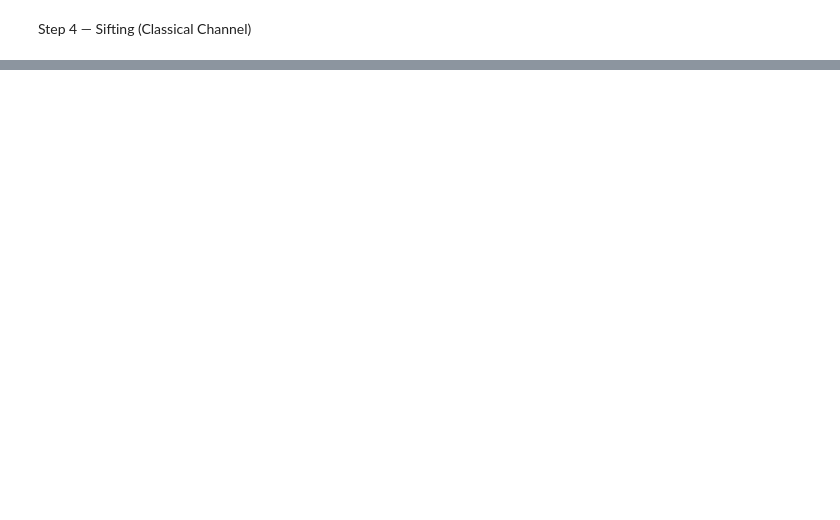
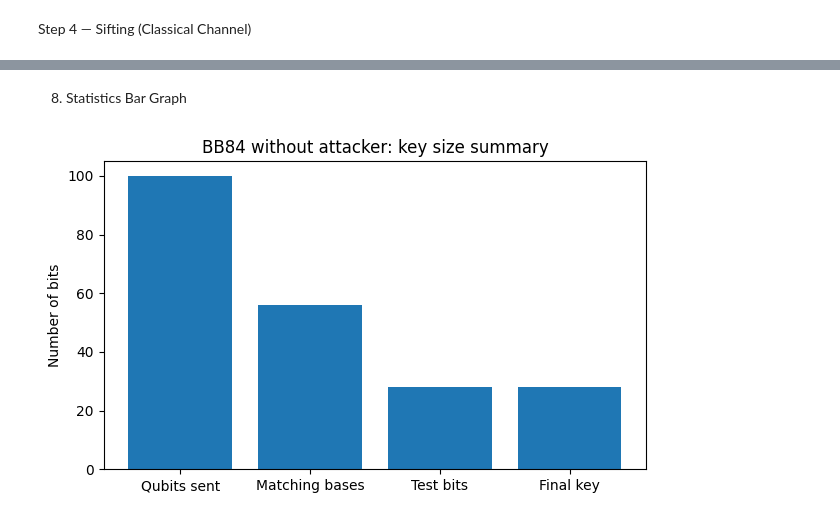
Before and after one commit to jessxleee/SIT-UofG-QC-Assignment, a Jupyter notebook: BB84-Plain.ipynb, the cells around one changed output, grey strips where cells are left out. Drawn from its saved outputs; the diff is of its cells as text; code cells hidden in the pictures; blank space fills up the shorter version.

```diff
--- a/BB84-Plain.ipynb
+++ b/BB84-Plain.ipynb
@@ -147,0 +233,15 @@ Key: [1, 0, 0, 0, 0, 1, 0, 1, 0, 0, 1, 1, 0, 0, 0, 0, 0, 0, 0, 1, 1, 0, 0, 0, 0,
+# %% [markdown]
+8. Statistics Bar Graph
+# %%
+import matplotlib.pyplot as plt
+
+labels = ["Qubits sent", "Matching bases", "Test bits", "Final key"]
+values = [N, len(sifted_alice), test_size, len(final_alice_key)]
+
+plt.figure(figsize=(7, 4))
+plt.bar(labels, values)
+plt.title("BB84 without attacker: key size summary")
+plt.ylabel("Number of bits")
+plt.show()
+# %% [output]
+[figure, added]
```
Also changed, not shown: parts of 17 cells of this notebook.
